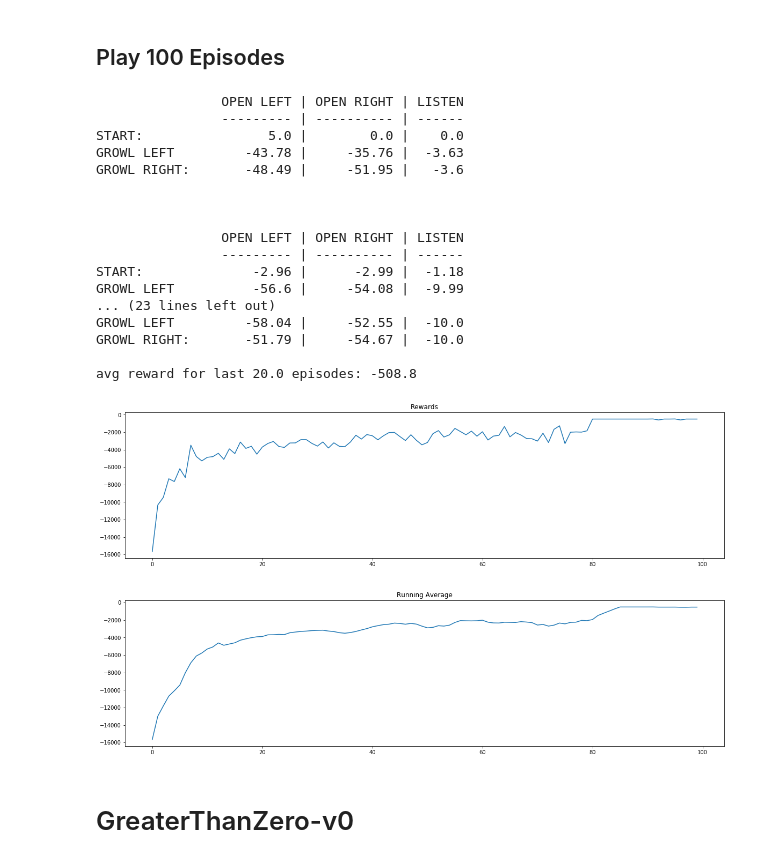
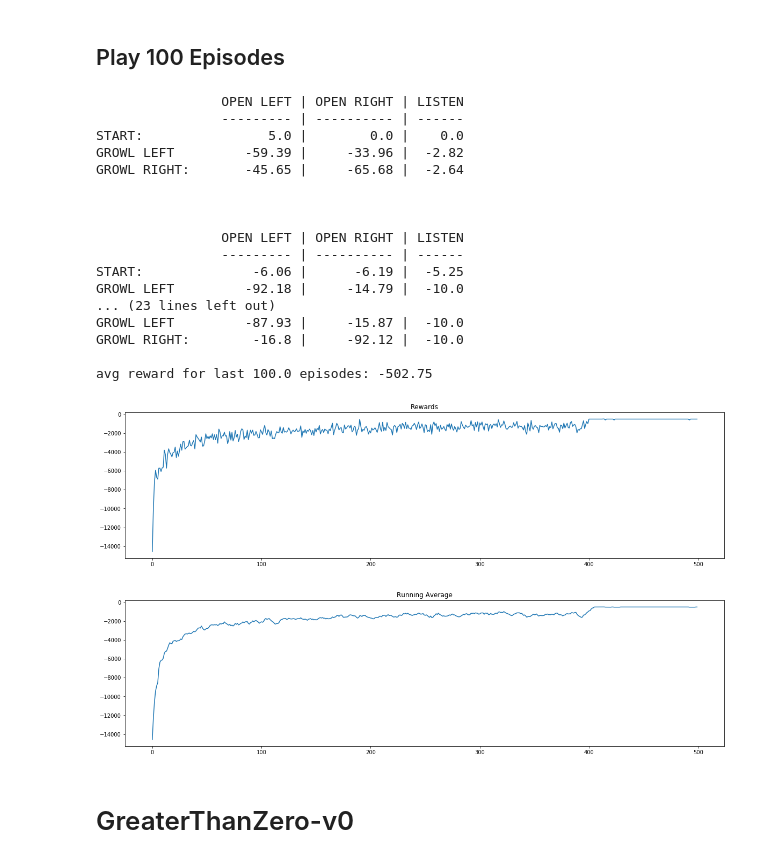
Before and after one commit to jackblandin/research, a Jupyter notebook: experiments/qlearning/basic/qlearner_obs_single/qlearner-obs-single.ipynb, the cells around one changed output. Cells and saved outputs as stored; diff of their text form; code cells hidden in the pictures.

```diff
--- a/experiments/qlearning/basic/qlearner_obs_single/qlearner-obs-single.ipynb
+++ b/experiments/qlearning/basic/qlearner_obs_single/qlearner-obs-single.ipynb
@@ -140,46 +140,46 @@ eps = 1
 n = 0
 ot = env.reset()
 
-N = 100
+N = 500
 totalrewards = np.empty(N)
 for n in range(N):
     if n >= N - (N/5):
         eps = 0
     else:
         eps = 1.0/np.sqrt(n+1)
     totalreward = play_one(env, model, eps)
     totalrewards[n] = totalreward
     if n % (N/5) == 0:
         print(model)
 
 print("avg reward for last {} episodes:".format(N/5),
       totalrewards[int(-1*(N/5)):].mean())
 
 fig, ax = plt.subplots(1, 1, figsize=(20, 5))
 ax.plot(totalrewards)
 ax.set_title("Rewards")
 
 plot_running_avg(totalrewards, window=5)
 # %% [output]
                 OPEN LEFT | OPEN RIGHT | LISTEN
                 --------- | ---------- | ------
 START:                5.0 |        0.0 |    0.0
-GROWL LEFT         -43.78 |     -35.76 |  -3.63
-GROWL RIGHT:       -48.49 |     -51.95 |   -3.6
+GROWL LEFT         -59.39 |     -33.96 |  -2.82
+GROWL RIGHT:       -45.65 |     -65.68 |  -2.64
 
 
 
                 OPEN LEFT | OPEN RIGHT | LISTEN
                 --------- | ---------- | ------
-START:              -2.96 |      -2.99 |  -1.18
-GROWL LEFT          -56.6 |     -54.08 |  -9.99
+START:              -6.06 |      -6.19 |  -5.25
+GROWL LEFT         -92.18 |     -14.79 |  -10.0
 ... (23 lines left out)
-GROWL LEFT         -58.04 |     -52.55 |  -10.0
-GROWL RIGHT:       -51.79 |     -54.67 |  -10.0
+GROWL LEFT         -87.93 |     -15.87 |  -10.0
+GROWL RIGHT:        -16.8 |     -92.12 |  -10.0
 
-avg reward for last 20.0 episodes: -508.8
+avg reward for last 100.0 episodes: -502.75
-[figure, old version]
+[figure, new version]
-[figure, old version]
+[figure, new version]
 # %% [markdown]
 # GreaterThanZero-v0
 # %%
```
Also changed, not shown: parts of 3 cells of this notebook, 4 other files.
